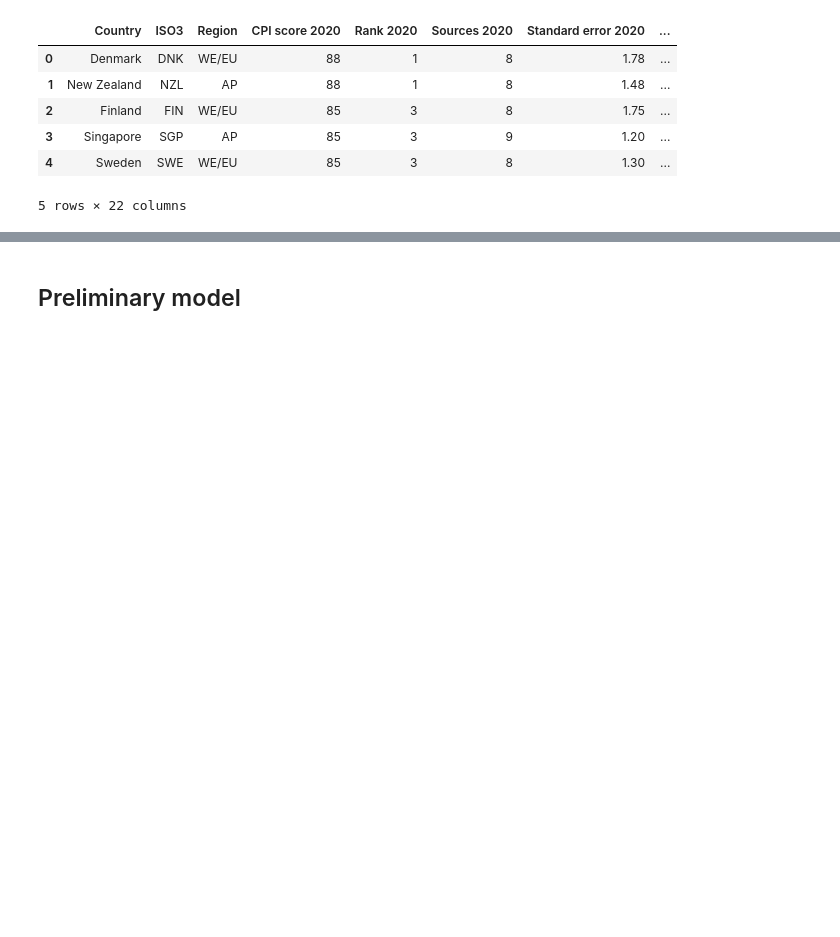
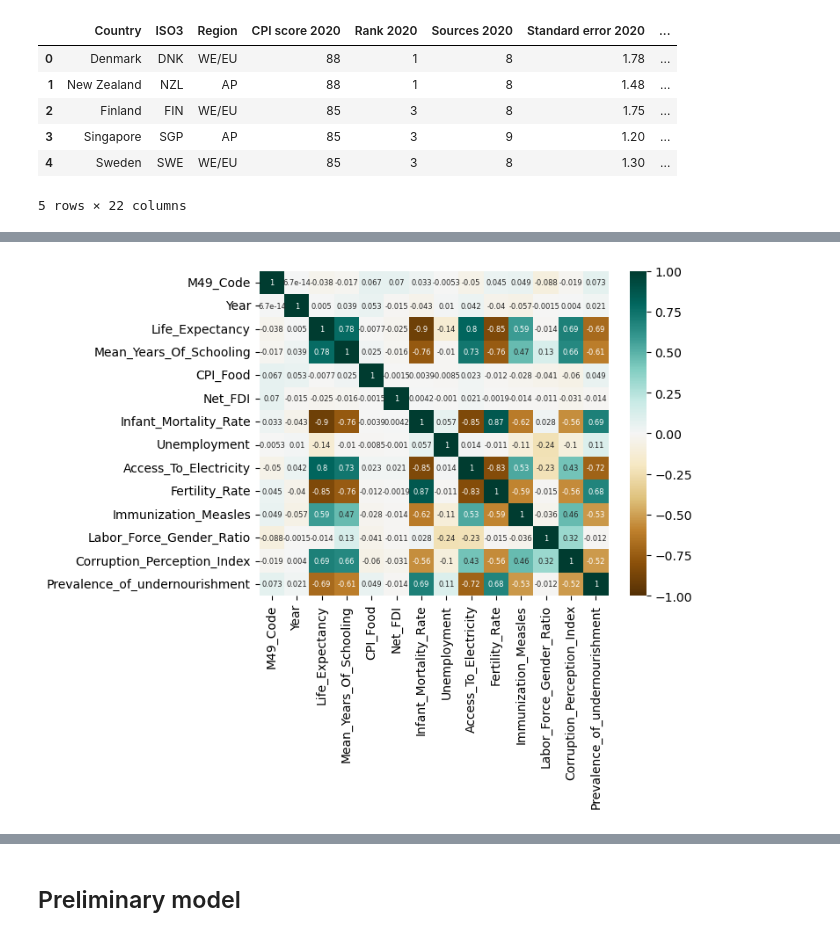
Before and after one commit to Sean2309/10.020_DataDrivenWorld_2D_Project-, a Jupyter notebook: Code/Modelling/linear_regression.ipynb, the cells around one changed output, grey strips where cells are left out. Cells and saved outputs as stored; diff of their text form; code cells hidden in the pictures; blank space fills up the shorter version.

```diff
--- a/Code/Modelling/linear_regression.ipynb
+++ b/Code/Modelling/linear_regression.ipynb
@@ -161,0 +206,3 @@ df.head()
+# %%
+df_combined_untransposed = pd.read_csv("..\..\Datasets\Processed\All_Processed.csv")
+df_combined_untransposed.head(5)
@@ -161,0 +216,6 @@ df.head()
+# %%
+corr = df_combined_untransposed.corr()
+sns.heatmap(corr, vmin=-1, vmax=1, annot=True, cmap="BrBG", annot_kws={"fontsize":6})
+plt.show()
+# %% [output]
+[figure, added]
```
Also changed, not shown: parts of 24 cells of this notebook, 42 other files.
